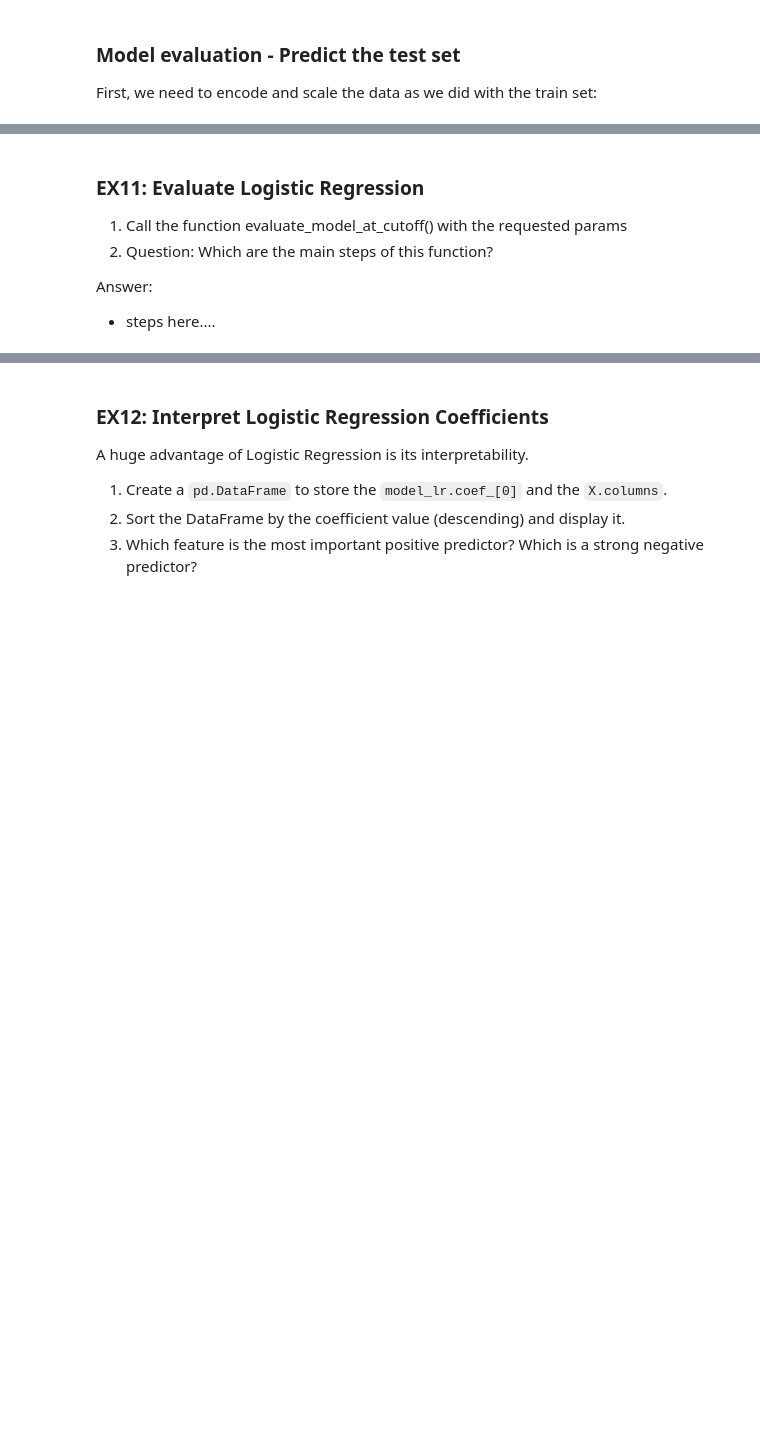
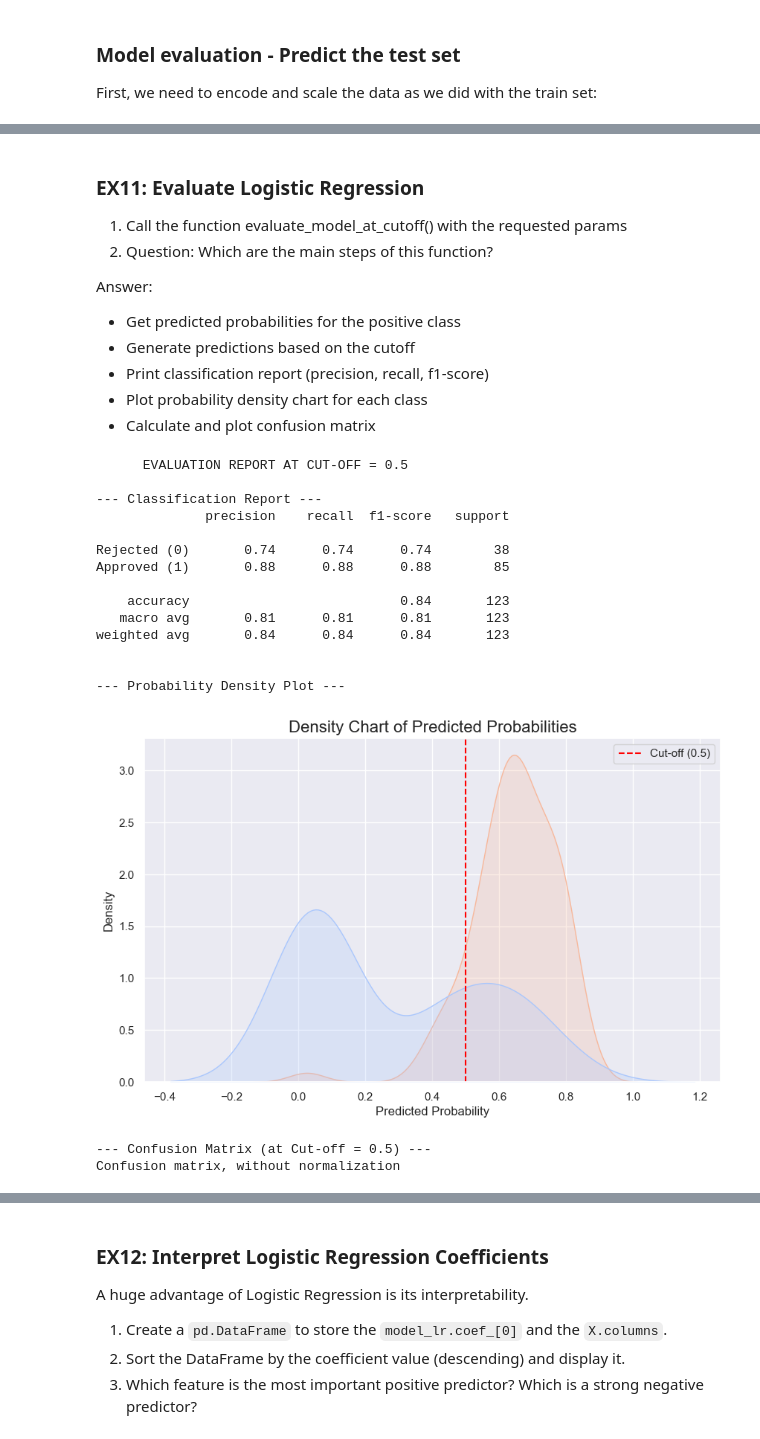
Before and after one commit to cintacarotg/Visual-Analytics-Data-Web-App, a Jupyter notebook: Data/lab5_loan_prediction_student.ipynb, the cells around one changed output, grey strips where cells are left out. Cells and saved outputs as stored; diff of their text form; code cells hidden in the pictures; blank space fills up the shorter version.

```diff
--- a/Data/lab5_loan_prediction_student.ipynb
+++ b/Data/lab5_loan_prediction_student.ipynb
@@ -664,4 +674,8 @@ display(X_test_processed_df.head())
 2.  Question: Which are the main steps of this function?
 
 Answer:
-- steps here....
+- Get predicted probabilities for the positive class
+- Generate predictions based on the cutoff
+- Print classification report (precision, recall, f1-score)
+- Plot probability density chart for each class
+- Calculate and plot confusion matrix
@@ -669,0 +682,20 @@ Answer:
+# %%
+evaluate_model_at_cutoff(model_lr, X_test_processed_df, y_test, cutoff=0.5)
+# %% [output]
+      EVALUATION REPORT AT CUT-OFF = 0.5
+
+--- Classification Report ---
+              precision    recall  f1-score   support
+
+Rejected (0)       0.74      0.74      0.74        38
+Approved (1)       0.88      0.88      0.88        85
+
+    accuracy                           0.84       123
+   macro avg       0.81      0.81      0.81       123
+weighted avg       0.84      0.84      0.84       123
+
+
+--- Probability Density Plot ---
+[figure, added]
+--- Confusion Matrix (at Cut-off = 0.5) ---
+Confusion matrix, without normalization
```
Also changed, not shown: parts of 18 cells of this notebook.
